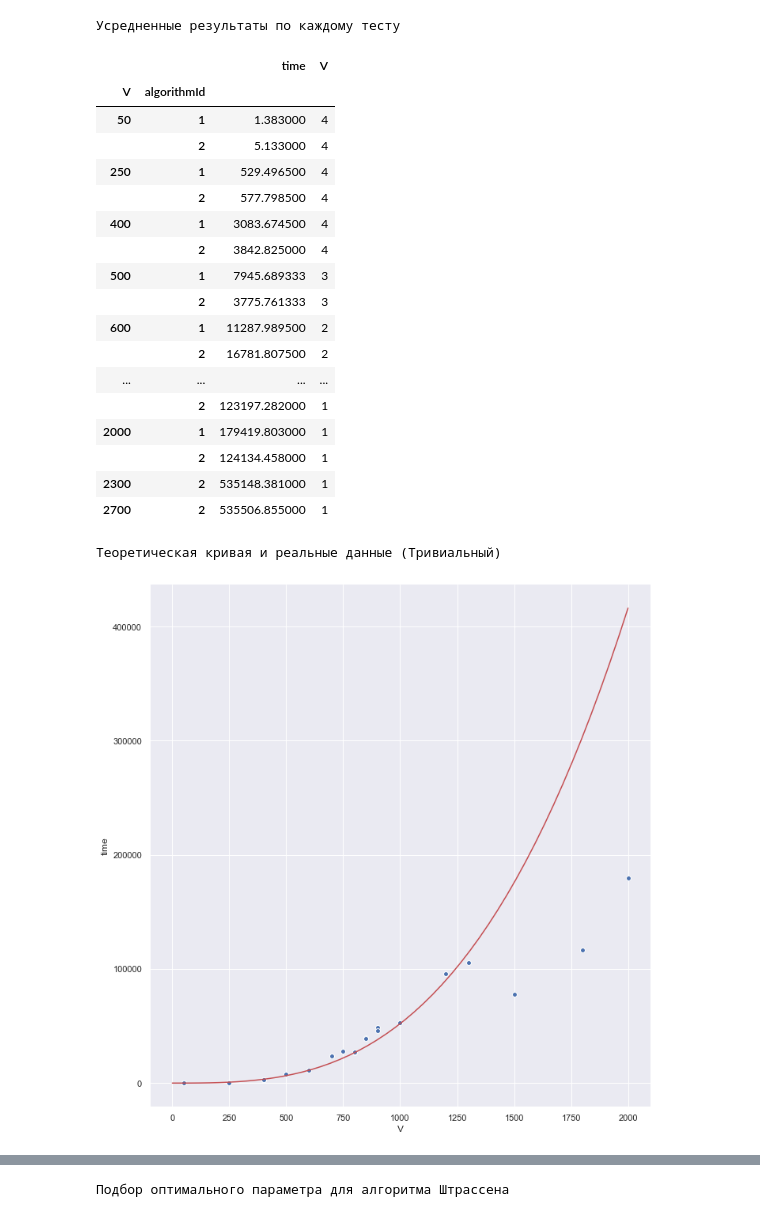
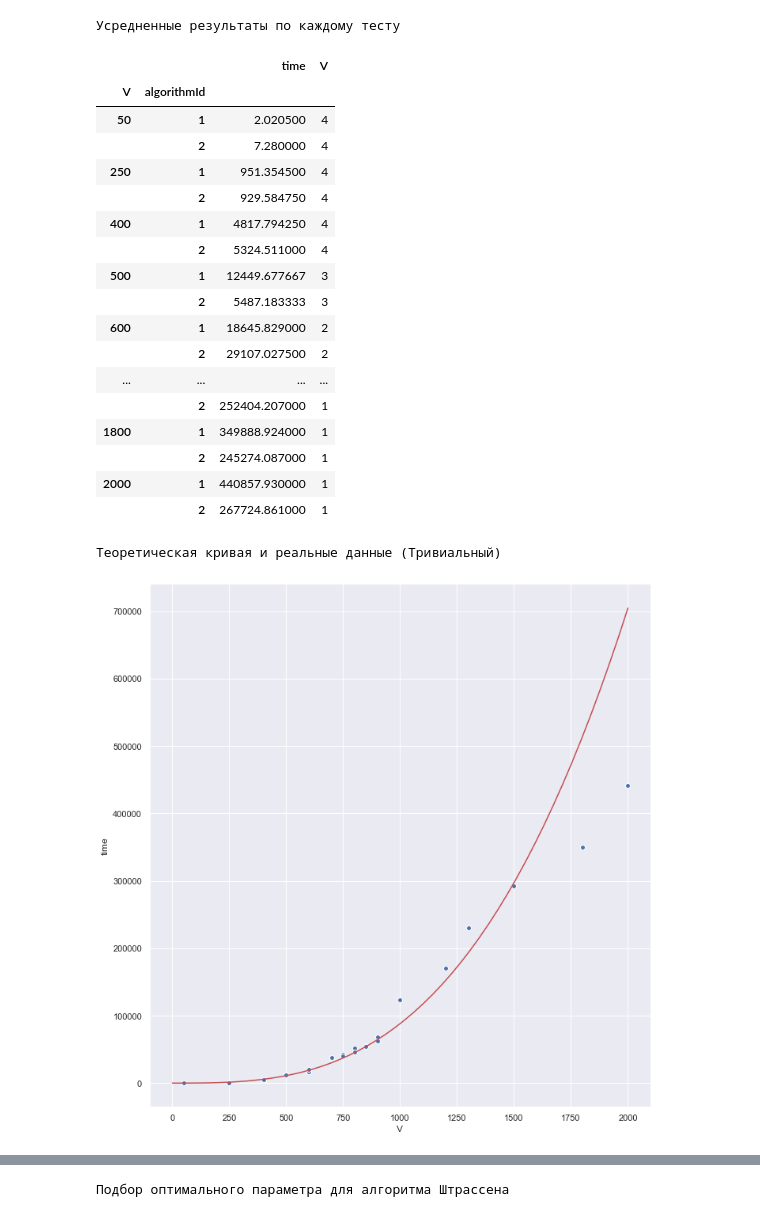
Before and after one commit to Fleynaro/Labs7, a Jupyter notebook: ААС/Практическая работа/ААС. Графики.ipynb, the cells around one changed output, grey strips where cells are left out. Cells and saved outputs as stored; diff of their text form; code cells hidden in the pictures.

```diff
--- a/ААС/Практическая работа/ААС. Графики.ipynb
+++ b/ААС/Практическая работа/ААС. Графики.ipynb
@@ -7,7 +7,7 @@ from sympy import *
 
 sns.set(rc={'figure.figsize':(11.7,8.27)})
 #датасеты
-df = pd.read_csv('../matrix_mul/tests3.csv')
+df = pd.read_csv('../matrix_mul/tests_final1.txt')
 df_opt_par = pd.read_csv('../matrix_mul/tests_opt_par_1.csv')
 # %%
 df['time'] = df.time / 1000.0
@@ -29,34 +29,34 @@ df.groupby(['V', 'algorithmId']).agg({'time':'mean', 'V':'count'})
 Усредненные результаты по каждому тесту
 |  |  | time | V |
 | V | algorithmId |  |  |
-| 50 | 1 | 1.383000 | 4 |
-|  | 2 | 5.133000 | 4 |
-| 250 | 1 | 529.496500 | 4 |
-|  | 2 | 577.798500 | 4 |
-| 400 | 1 | 3083.674500 | 4 |
-|  | 2 | 3842.825000 | 4 |
-| 500 | 1 | 7945.689333 | 3 |
-|  | 2 | 3775.761333 | 3 |
-| 600 | 1 | 11287.989500 | 2 |
-|  | 2 | 16781.807500 | 2 |
+| 50 | 1 | 2.020500 | 4 |
+|  | 2 | 7.280000 | 4 |
+| 250 | 1 | 951.354500 | 4 |
+|  | 2 | 929.584750 | 4 |
+| 400 | 1 | 4817.794250 | 4 |
+|  | 2 | 5324.511000 | 4 |
+| 500 | 1 | 12449.677667 | 3 |
+|  | 2 | 5487.183333 | 3 |
+| 600 | 1 | 18645.829000 | 2 |
+|  | 2 | 29107.027500 | 2 |
 | ... | ... | ... | ... |
-|  | 2 | 123197.282000 | 1 |
-| 2000 | 1 | 179419.803000 | 1 |
-|  | 2 | 124134.458000 | 1 |
-| 2300 | 2 | 535148.381000 | 1 |
-| 2700 | 2 | 535506.855000 | 1 |
+|  | 2 | 252404.207000 | 1 |
+| 1800 | 1 | 349888.924000 | 1 |
+|  | 2 | 245274.087000 | 1 |
+| 2000 | 1 | 440857.930000 | 1 |
+|  | 2 | 267724.861000 | 1 |
 # %%
 X_plot = np.linspace(0, 2000)
-Y_plot = (4*X_plot**3 + 5*X_plot**2 + 4*X_plot + 2) * 1.3 / 100000
+Y_plot = (4*X_plot**3 + 5*X_plot**2 + 4*X_plot + 2) * 2.2 / 100000
 g = sns.FacetGrid(df[df.algorithmId==1], height = 10)
 g = g.map(plt.scatter, "V", "time", edgecolor="w")
 plt.plot(X_plot, Y_plot, color='r')
 
 print("Теоретическая кривая и реальные данные (Тривиальный)")
 plt.show()
 # %% [output]
 Теоретическая кривая и реальные данные (Тривиальный)
-[figure, old version]
+[figure, new version]
 # %%
 X_plot = np.linspace(0, 3000)
 Y_plot = (3686323*(X_plot**log(7, 2))/252105 - 317*X_plot**2/3 - 188*X_plot/5 - 25) * 8 / 1000000
```
Also changed, not shown: parts of 2 cells of this notebook.
